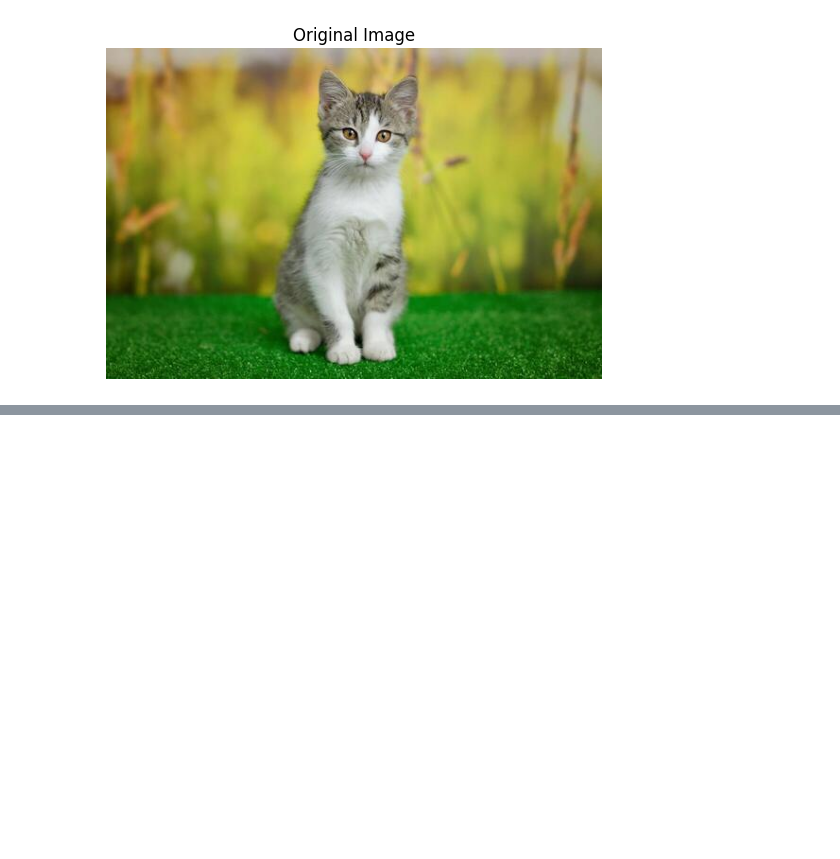
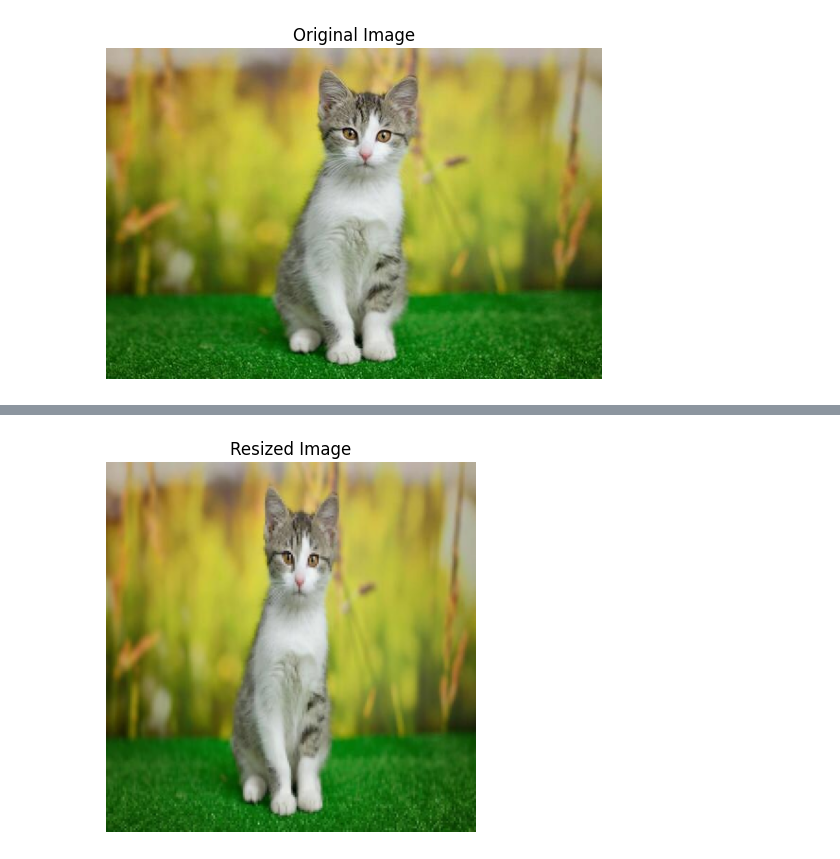
Before and after one commit to himanshusar123/-Machine-Learning-Quiz-Classification-or-Regression-, a Jupyter notebook: Cv.ipynb, the cells around one changed output, grey strips where cells are left out. Cells and saved outputs as stored; diff of their text form; code cells hidden in the pictures; blank space fills up the shorter version.

```diff
--- a/Cv.ipynb
+++ b/Cv.ipynb
@@ -27,0 +40,12 @@ plt.show()
+# %%
+resized = cv2.resize(image_rgb, (200, 200))
+# %%
+plt.imshow(resized)
+
+plt.title("Resized Image")
+
+plt.axis("off")
+
+plt.show()
+# %% [output]
+[figure, added]
```
Also changed, not shown: parts of 2 cells of this notebook.
